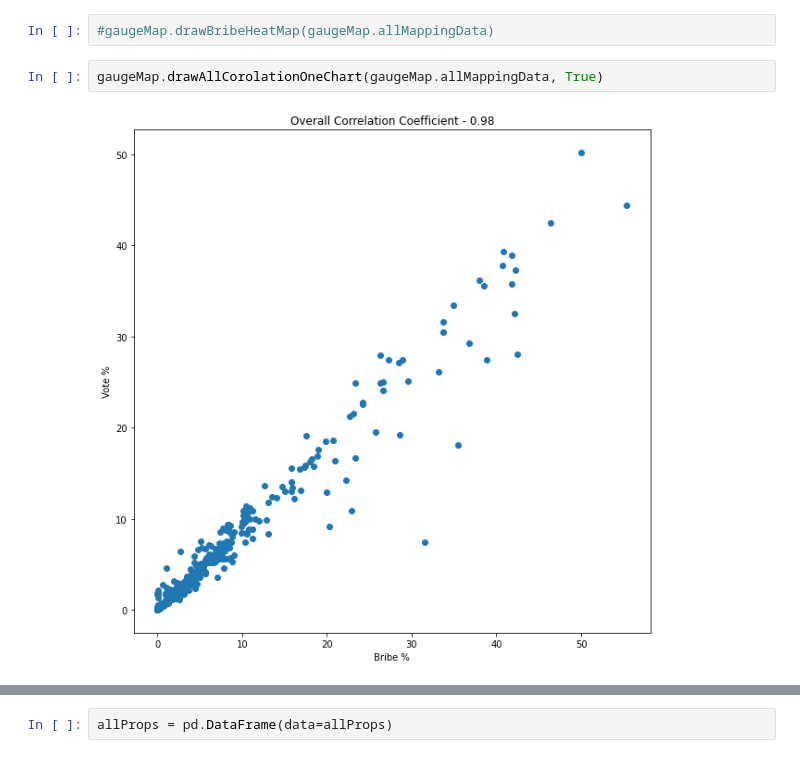
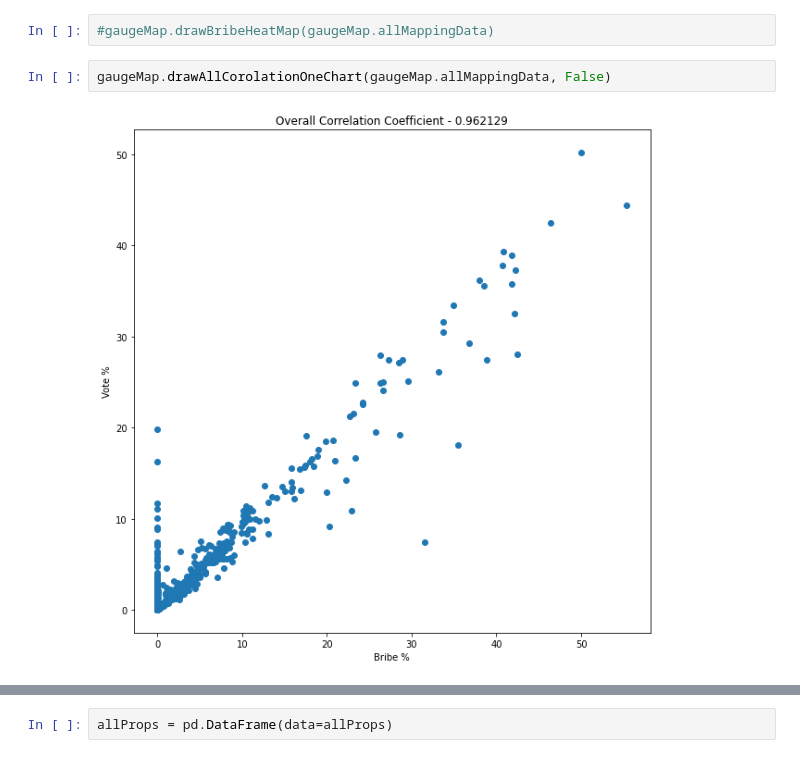
Before and after one commit to DoominEth/Web3DataSandbox, a Jupyter notebook: Untitled.ipynb, the cells around one changed output, grey strips where cells are left out. Drawn from its saved outputs; the diff is of its cells as text.

```diff
--- a/Untitled.ipynb
+++ b/Untitled.ipynb
@@ -114,7 +114,7 @@ gaugeMap.drawHeatMapDiffernceBetweenVotesBribes(gaugeMap.allMappingData)
 # %%
 #gaugeMap.drawBribeHeatMap(gaugeMap.allMappingData)
 # %%
-gaugeMap.drawAllCorolationOneChart(gaugeMap.allMappingData, True)
+gaugeMap.drawAllCorolationOneChart(gaugeMap.allMappingData, False)
 # %% [output]
-[figure, old version]
+[figure, new version]
 # %%
```
Also changed, not shown: parts of 17 cells of this notebook, 2 other files.
